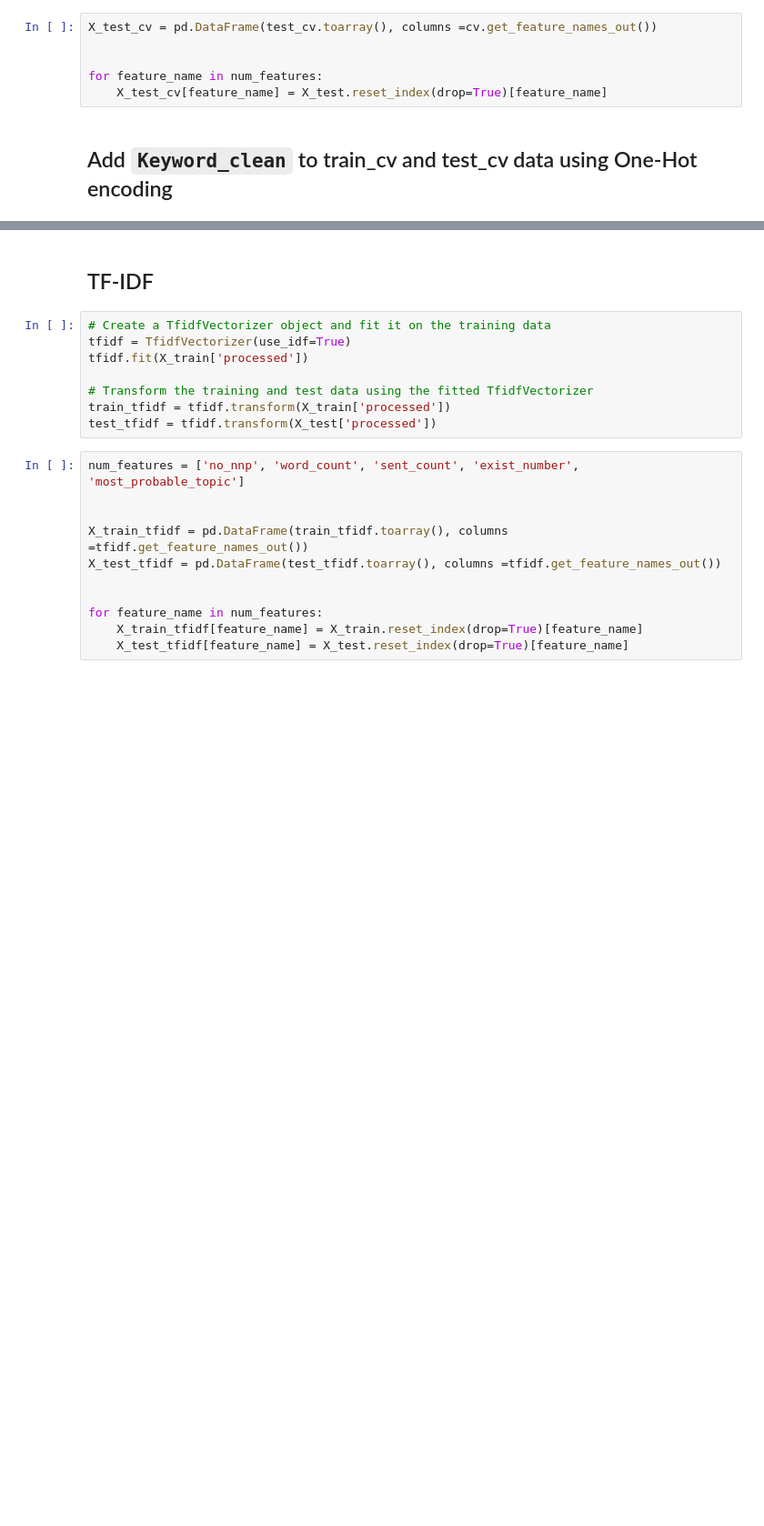
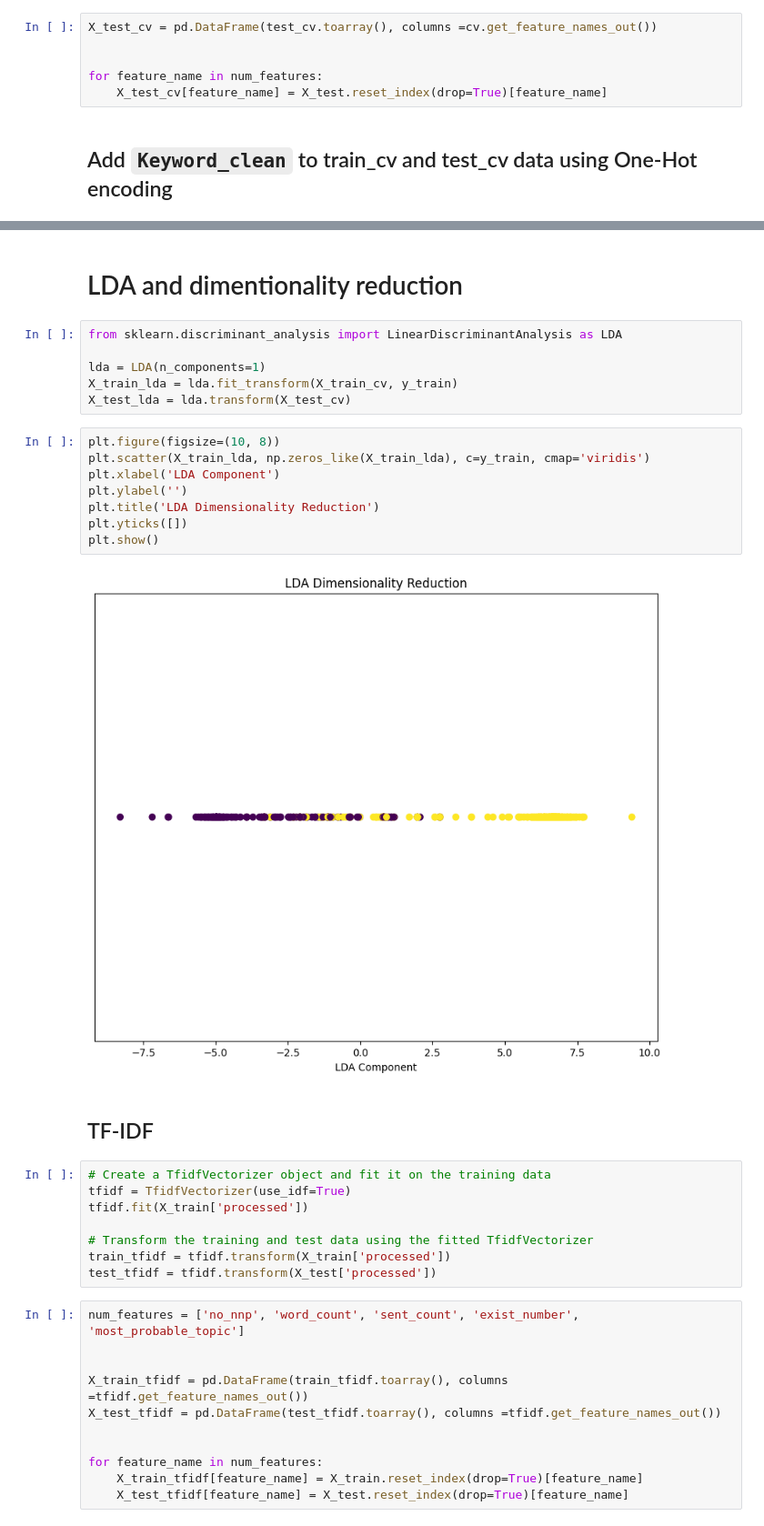
Before and after one commit to solmazkh114/Disaster_tweets_classification, a Jupyter notebook: DisasterTweets.ipynb, the cells around one changed output, grey strips where cells are left out. Shown: that part at 91% size. Cells and saved outputs as stored; diff of their text form; blank space fills up the shorter version.

Commit message:
Updated sections titles

```diff
--- a/DisasterTweets.ipynb
+++ b/DisasterTweets.ipynb
@@ -736,3 +736,21 @@ X_test_cv_keyword
+# %% [markdown]
+# LDA and dimentionality reduction
+# %%
+from sklearn.discriminant_analysis import LinearDiscriminantAnalysis as LDA
+
+lda = LDA(n_components=1)
+X_train_lda = lda.fit_transform(X_train_cv, y_train)
+X_test_lda = lda.transform(X_test_cv)
+# %%
+plt.figure(figsize=(10, 8))
+plt.scatter(X_train_lda, np.zeros_like(X_train_lda), c=y_train, cmap='viridis')
+plt.xlabel('LDA Component')
+plt.ylabel('')
+plt.title('LDA Dimensionality Reduction')
+plt.yticks([])
+plt.show()
+# %% [output]
+[figure, added]
 # %% [markdown]
 ## TF-IDF
 # %%
```
Also changed, not shown: parts of 30 cells of this notebook.
